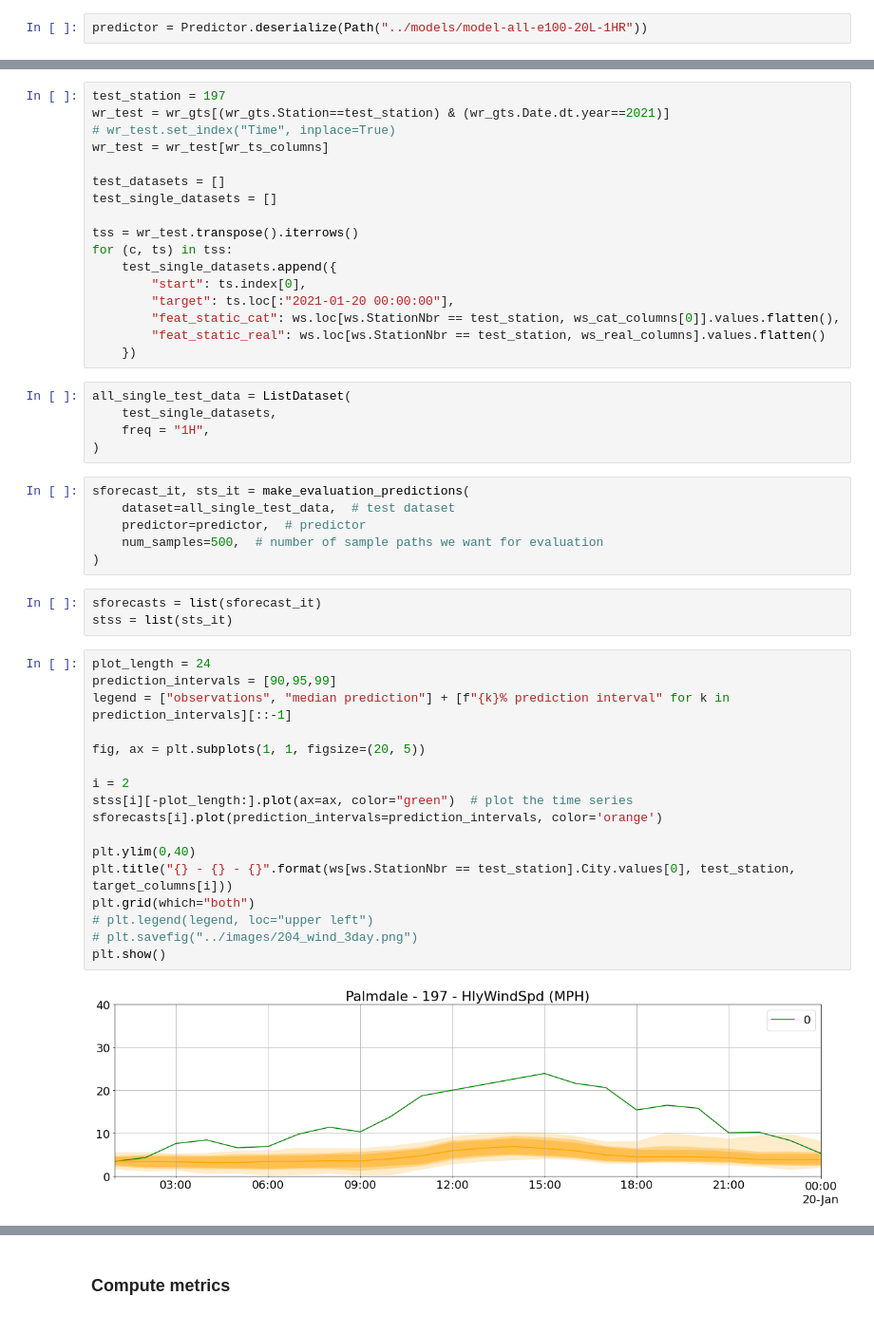
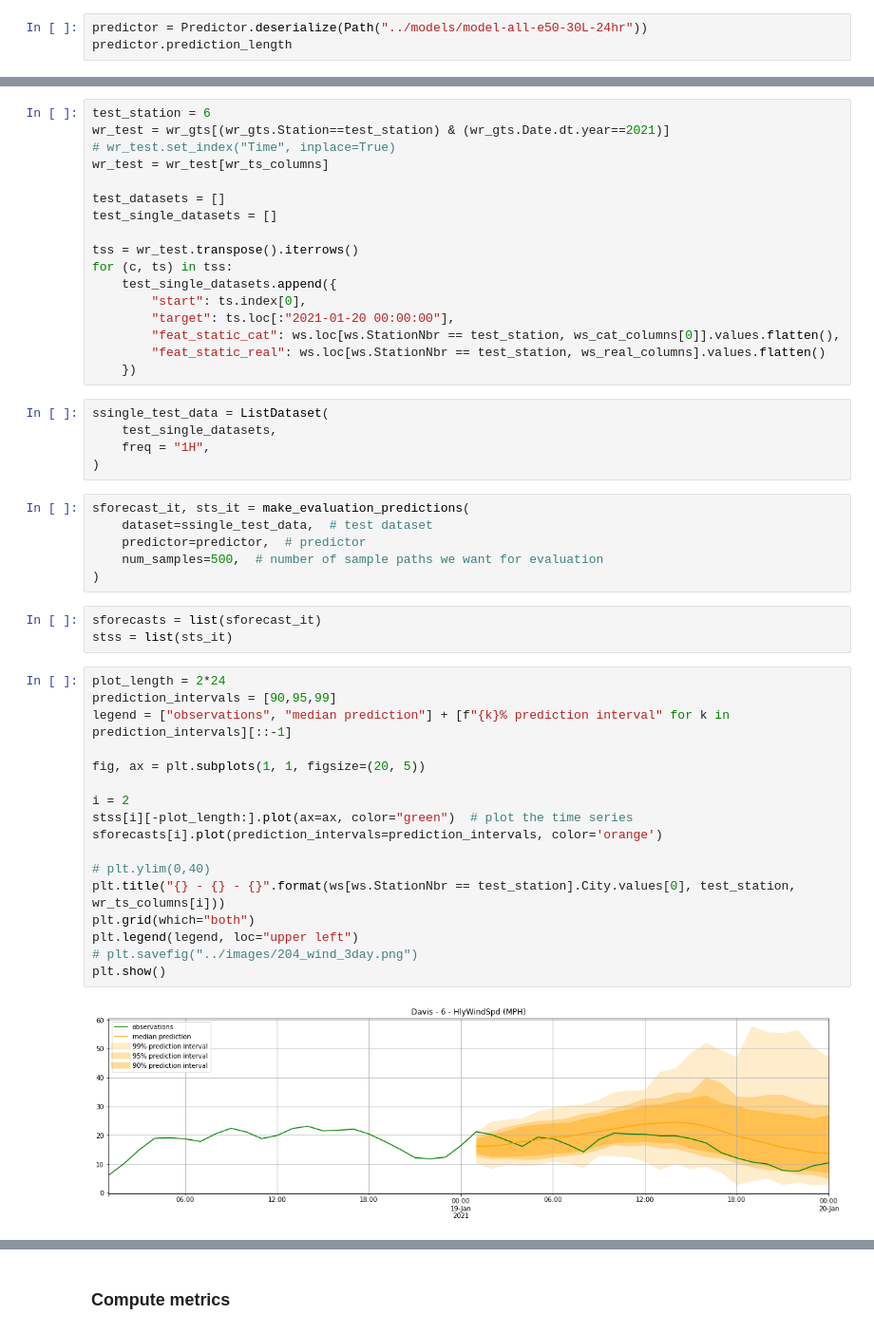
Before and after one commit to tomityrrell/psps-analysis, a Jupyter notebook: notebooks/Gluon-TS.ipynb, the cells around one changed output, grey strips where cells are left out. Shown at 95% size. Cells and saved outputs as stored; diff of their text form.

Commit message:
Wowzers, so many updates
- Streamlit now has 3 visualizations
- Metrics for 24 Hour model
- Some cleaning done on MesoWest SCE data

```diff
--- a/notebooks/Gluon-TS.ipynb
+++ b/notebooks/Gluon-TS.ipynb
@@ -549,4 +489,5 @@ list(filter(lambda s: s.startswith("model"), os.listdir("../models")))
  'model-2020-e100-20L-1HR',
  'model-all-e100-20L']
 # %%
-predictor = Predictor.deserialize(Path("../models/model-all-e100-20L-1HR"))
+predictor = Predictor.deserialize(Path("../models/model-all-e50-30L-24hr"))
+predictor.prediction_length
@@ -586,7 +529,7 @@ test_data_18 = ListDataset(
     freq = "60min"
 )
 # %%
-test_station = 197
+test_station = 6
 wr_test = wr_gts[(wr_gts.Station==test_station) & (wr_gts.Date.dt.year==2021)]
 # wr_test.set_index("Time", inplace=True)
 wr_test = wr_test[wr_ts_columns]
@@ -603,13 +546,13 @@ for (c, ts) in tss:
         "feat_static_real": ws.loc[ws.StationNbr == test_station, ws_real_columns].values.flatten()
     })
 # %%
-all_single_test_data = ListDataset(
+ssingle_test_data = ListDataset(
     test_single_datasets,
     freq = "1H",
 )
 # %%
 sforecast_it, sts_it = make_evaluation_predictions(
-    dataset=all_single_test_data,  # test dataset
+    dataset=ssingle_test_data,  # test dataset
     predictor=predictor,  # predictor
     num_samples=500,  # number of sample paths we want for evaluation
 )
@@ -617,21 +560,21 @@ sforecast_it, sts_it = make_evaluation_predictions(
 sforecasts = list(sforecast_it)
 stss = list(sts_it)
 # %%
-plot_length = 24
+plot_length = 2*24
 prediction_intervals = [90,95,99]
 legend = ["observations", "median prediction"] + [f"{k}% prediction interval" for k in prediction_intervals][::-1]
 
 fig, ax = plt.subplots(1, 1, figsize=(20, 5))
 
 i = 2
 stss[i][-plot_length:].plot(ax=ax, color="green")  # plot the time series
 sforecasts[i].plot(prediction_intervals=prediction_intervals, color='orange')
 
-plt.ylim(0,40)
-plt.title("{} - {} - {}".format(ws[ws.StationNbr == test_station].City.values[0], test_station, target_columns[i]))
+# plt.ylim(0,40)
+plt.title("{} - {} - {}".format(ws[ws.StationNbr == test_station].City.values[0], test_station, wr_ts_columns[i]))
 plt.grid(which="both")
-# plt.legend(legend, loc="upper left")
+plt.legend(legend, loc="upper left")
 # plt.savefig("../images/204_wind_3day.png")
 plt.show()
 # %% [output]
-[figure, old version]
+[figure, new version]
```
Also changed, not shown: parts of 47 cells of this notebook, 10 other files.
